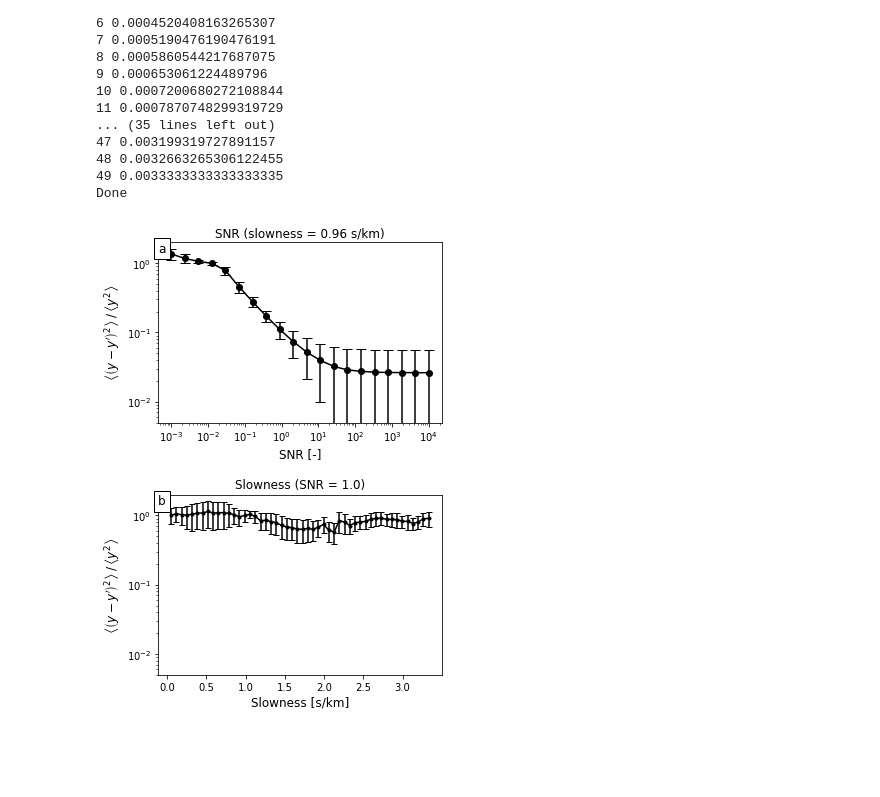
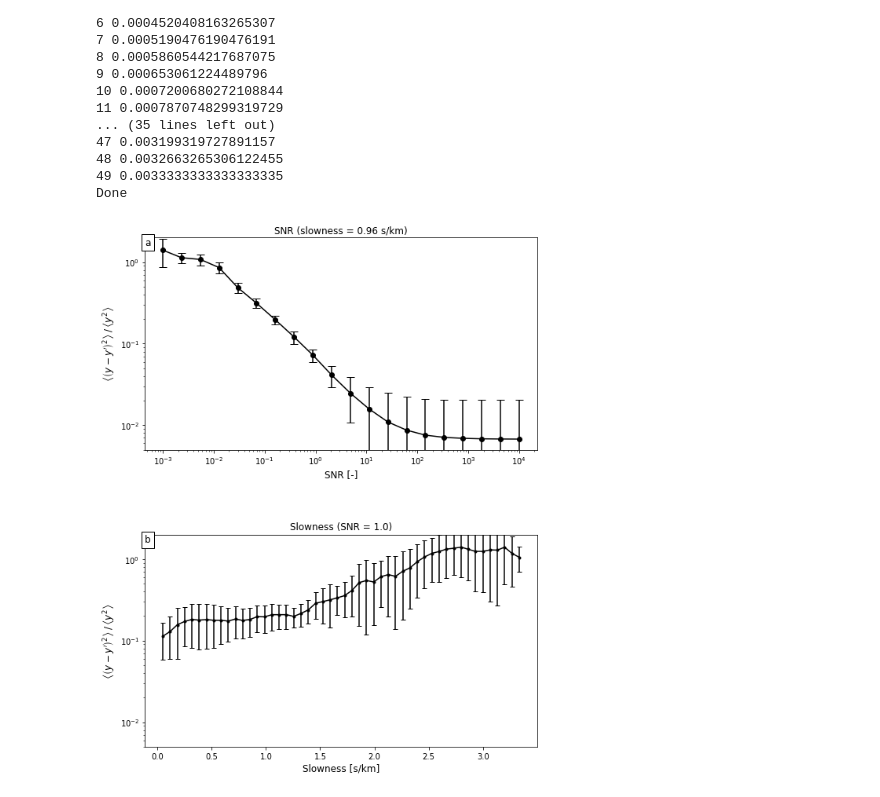
Before and after one commit to maniatisni/iDAS-self-supervised-denoising, a Jupyter notebook: testing-synthetic.ipynb, the cells around one changed output. Drawn from its saved outputs; the diff is of its cells as text; code cells hidden in the pictures; blank space fills up the shorter version.

```diff
--- a/testing-synthetic.ipynb
+++ b/testing-synthetic.ipynb
@@ -17,7 +17,7 @@ def generate_sample(waveform, slowness, SNR, N_ch):
 
     fmin, fmax = 1.0, 10.0
     samp = 50.
-    gauge = 19.2
+    gauge = 8.
     gutter = 100
 
     N_t = 2048
@@ -52,7 +52,7 @@ learning_rate = 5e-4
 num_epochs = 2000
 # %%
 model = DenoisingUNet(input_bands=1, output_classes=1, hidden_channels=hidden_layers)
-state = torch.load('../data/runs/synthetic-run/final-2000.pth')
+state = torch.load('../data/runs/synthetic-run-extended/checkpoint-epoch-2000.pth')
 model.load_state_dict(state['model_state_dict'])
 model.eval();
 # %%
@@ -125,7 +126,7 @@ def reconstruct(model, data, N_sub=11):
 results_dict = {}
 SNRs = (10, 1, 0.1)
 
-gauge = 19.2
+gauge = 8.
 samp = 50.
 
 # Loop over SNR values
@@ -387,7 +388,7 @@ letter_params = {
 
 
 # Draw canvas
-fig, axes = plt.subplots(nrows=2, figsize=(5, 7),sharey=True)
+fig, axes = plt.subplots(nrows=2, figsize=(8, 10),sharey=True)
 
 
 """ Panel a: effect SNR """
@@ -398,31 +399,31 @@ ax.errorbar(SNRs, MMSE_SNR, yerr=std_MSE_SNR, fmt="o-", capsize=5., c="k")
 
 ax.set_ylim((0.005, 2))
 ax.set_xscale("log")
 ax.set_yscale("log")
 ax.set_xlabel("SNR [-]", fontsize=font)
 ax.set_ylabel(r"$\left< \left( y - y' \right)^2 \right> \, / \, \left< y^2 \right>$", fontsize=font)
 ax.set_title("SNR (slowness = 0.96 s/km)", fontsize=font)
 ax.text(x=0.0, y=1.0, transform=ax.transAxes, s="a", **letter_params)
 
 
 """ Panel b: effect slowness """
 
 ax = axes[1]
 
 ax.errorbar(1e3 * slownesses, MMSE_slow, yerr=std_MSE_slow, fmt="o-", capsize=3., c="k", ms=3)
 
 ax.set_ylabel(r"$\left< \left( y - y' \right)^2 \right> \, / \, \left< y^2 \right>$", fontsize=font)
 ax.set_xlabel("Slowness [s/km]", fontsize=font)
 ax.set_yscale("log")
 # ax.set_ylim((0, 2))
 ax.set_title("Slowness (SNR = 1.0)", fontsize=font)
 ax.text(x=0.0, y=1.0, transform=ax.transAxes, s="b", **letter_params)
 
 
 plt.tight_layout()
 plt.subplots_adjust(hspace=0.4)
 
 # plt.savefig("figures/synthetics_SNR_slowness.pdf")
 plt.show()
 # %% [output]
-[figure, old version]
+[figure, new version]
```
Also changed, not shown: parts of 2 cells of this notebook, 1 other file.
